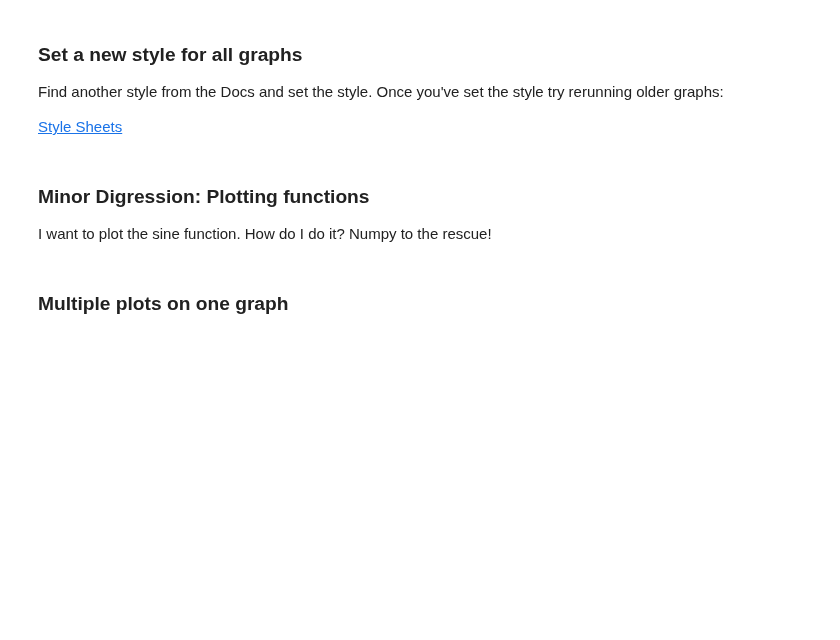
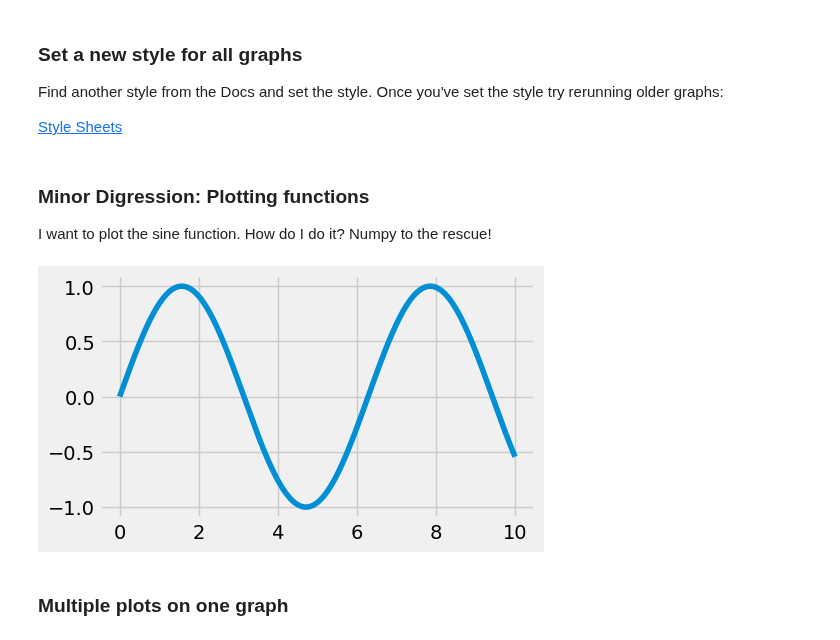
Before and after one commit to lecritch/data_viz_chi_sea_ds_051120, a Jupyter notebook: index.ipynb, the cells around one changed output. Drawn from its saved outputs; the diff is of its cells as text; code cells hidden in the pictures; blank space fills up the shorter version.

```diff
--- a/index.ipynb
+++ b/index.ipynb
@@ -176,22 +204,26 @@ Find another style from the Docs and set the style. Once you've set the style tr
 
 [Style Sheets](https://matplotlib.org/3.1.1/gallery/style_sheets/style_sheets_reference.html)
 # %%
-style = 'default'
+style = 'fivethirtyeight'
 plt.style.use(style)
 # %% [markdown]
 ### Minor Digression: Plotting functions
 
 I want to plot the sine function. How do I do it? Numpy to the rescue!
 # %%
-fig, ax = plt.subplots()
+import numpy as np
+
+fig, ax = plt.subplots(figsize=(5, 3))
 
 # Look in the docs to understand what linspace is doing and why num=5 is a bad choice
-x = np.linspace(0, 10, num=5)
+x = np.linspace(0, 10, num=1000)
 
 #Evaluate the function at each point
 y = np.sin(x)
 
 ax.plot(x, y);
+# %% [output]
+[figure, added]
 # %% [markdown]
 ### Multiple plots on one graph
 # %%
```
Also changed, not shown: parts of 6 cells of this notebook, 1 other file.
